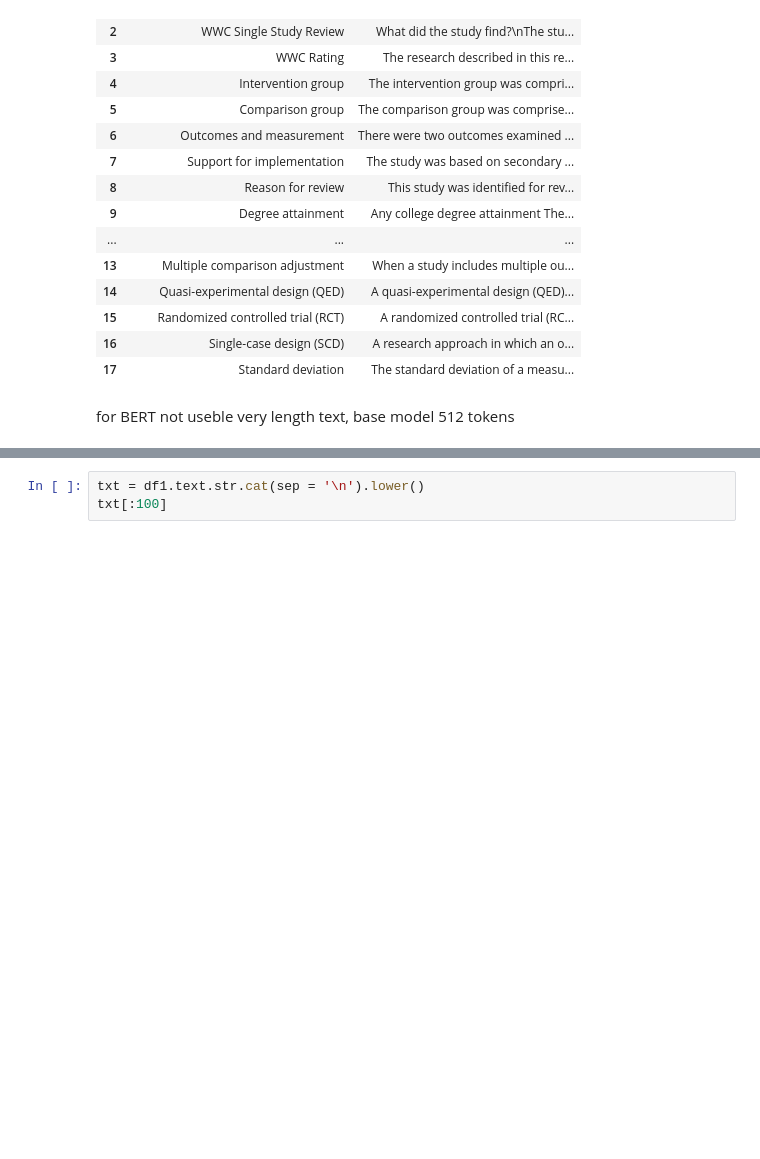
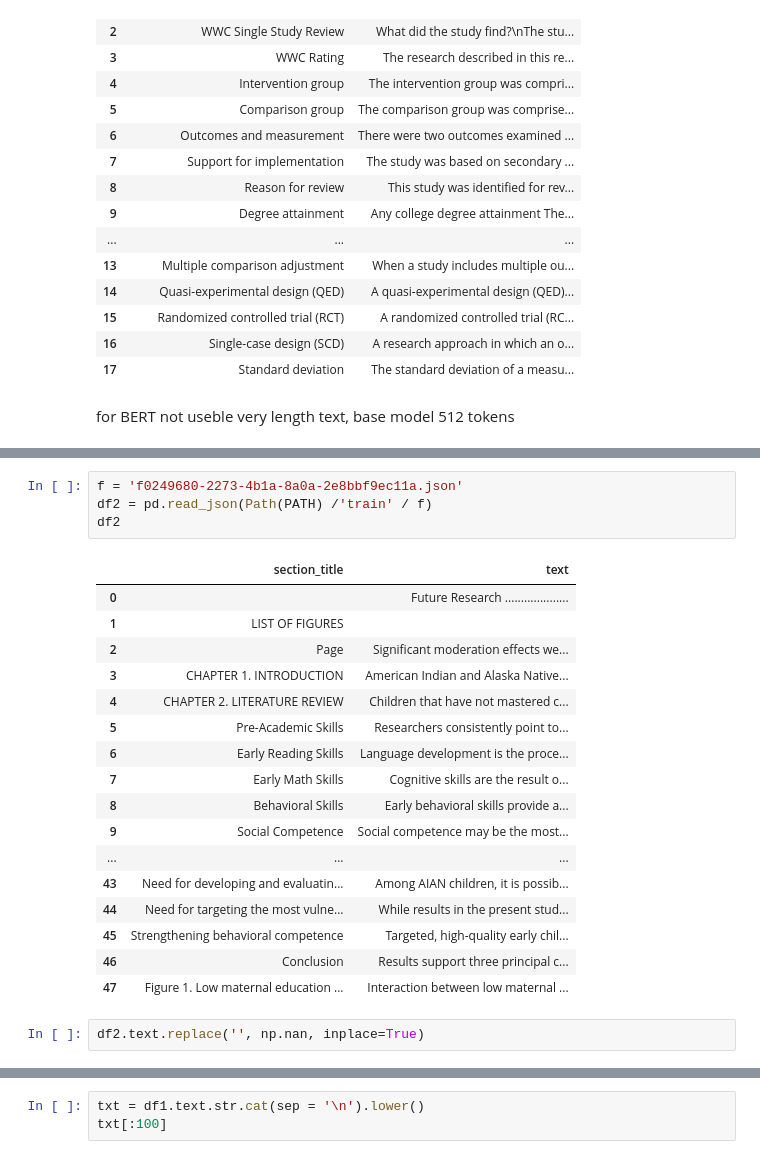
Before and after one commit to beifa/Coleridge_Initiative, a Jupyter notebook: notebook/preprocessing_data.ipynb, the cells around one changed output, grey strips where cells are left out. Drawn from its saved outputs; the diff is of its cells as text; blank space fills up the shorter version.

```diff
--- a/notebook/preprocessing_data.ipynb
+++ b/notebook/preprocessing_data.ipynb
@@ -72,0 +175,24 @@ len_text
+# %%
+f = 'f0249680-2273-4b1a-8a0a-2e8bbf9ec11a.json'
+df2 = pd.read_json(Path(PATH) /'train' / f)
+df2
+# %% [output]
+|  | section_title | text |
+| 0 |  | Future Research .................... |
+| 1 | LIST OF FIGURES |  |
+| 2 | Page | Significant moderation effects we... |
+| 3 | CHAPTER 1. INTRODUCTION | American Indian and Alaska Native... |
+| 4 | CHAPTER 2. LITERATURE REVIEW | Children that have not mastered c... |
+| 5 | Pre-Academic Skills | Researchers consistently point to... |
+| 6 | Early Reading Skills | Language development is the proce... |
+| 7 | Early Math Skills | Cognitive skills are the result o... |
+| 8 | Behavioral Skills | Early behavioral skills provide a... |
+| 9 | Social Competence | Social competence may be the most... |
+| ... | ... | ... |
+| 43 | Need for developing and evaluatin... | Among AIAN children, it is possib... |
+| 44 | Need for targeting the most vulne... | While results in the present stud... |
+| 45 | Strengthening behavioral competence | Targeted, high-quality early chil... |
+| 46 | Conclusion | Results support three principal c... |
+| 47 | Figure 1. Low maternal education ... | Interaction between low maternal ... |
+# %%
+df2.text.replace('', np.nan, inplace=True)
```
Also changed, not shown: parts of 45 cells of this notebook.
